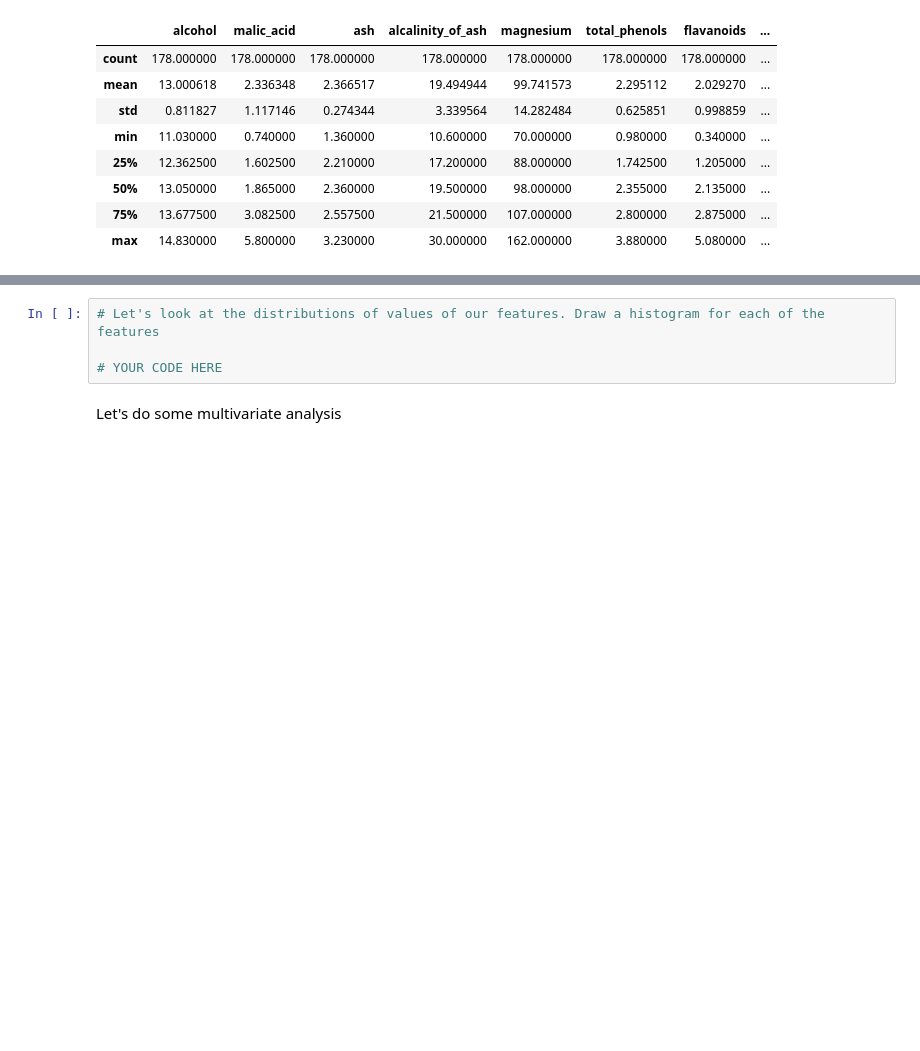
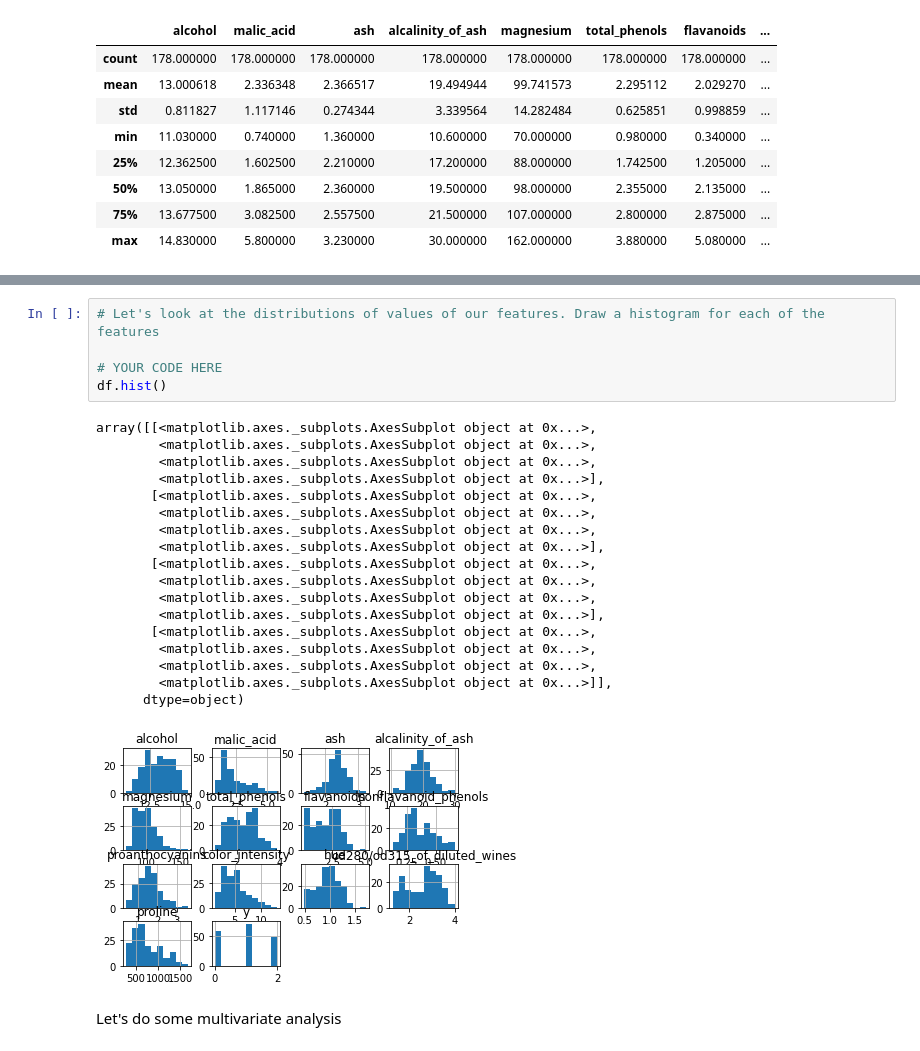
Before and after one commit to cyberanalyst268/Data-Science-and-Decision-Making, a Jupyter notebook: exploration/lab_exploration.ipynb, the cells around one changed output, grey strips where cells are left out. Saved outputs shown, nothing was run; the diff lists cells and outputs as text; blank space fills up the shorter version.

```diff
--- a/exploration/lab_exploration.ipynb
+++ b/exploration/lab_exploration.ipynb
@@ -72,7 +76,27 @@ df.iloc[:, :-1].describe()
 # %%
 # Let's look at the distributions of values of our features. Draw a histogram for each of the features
 
 # YOUR CODE HERE
+df.hist()
+# %% [output]
+array([[<matplotlib.axes._subplots.AxesSubplot object at 0x...>,
+        <matplotlib.axes._subplots.AxesSubplot object at 0x...>,
+        <matplotlib.axes._subplots.AxesSubplot object at 0x...>,
+        <matplotlib.axes._subplots.AxesSubplot object at 0x...>],
+       [<matplotlib.axes._subplots.AxesSubplot object at 0x...>,
+        <matplotlib.axes._subplots.AxesSubplot object at 0x...>,
+        <matplotlib.axes._subplots.AxesSubplot object at 0x...>,
+        <matplotlib.axes._subplots.AxesSubplot object at 0x...>],
+       [<matplotlib.axes._subplots.AxesSubplot object at 0x...>,
+        <matplotlib.axes._subplots.AxesSubplot object at 0x...>,
+        <matplotlib.axes._subplots.AxesSubplot object at 0x...>,
+        <matplotlib.axes._subplots.AxesSubplot object at 0x...>],
+       [<matplotlib.axes._subplots.AxesSubplot object at 0x...>,
+        <matplotlib.axes._subplots.AxesSubplot object at 0x...>,
+        <matplotlib.axes._subplots.AxesSubplot object at 0x...>,
+        <matplotlib.axes._subplots.AxesSubplot object at 0x...>]],
+      dtype=object)
+[figure, added]
 # %% [markdown]
 Let's do some multivariate analysis
 # %%
```
Also changed, not shown: parts of 4 cells of this notebook.
